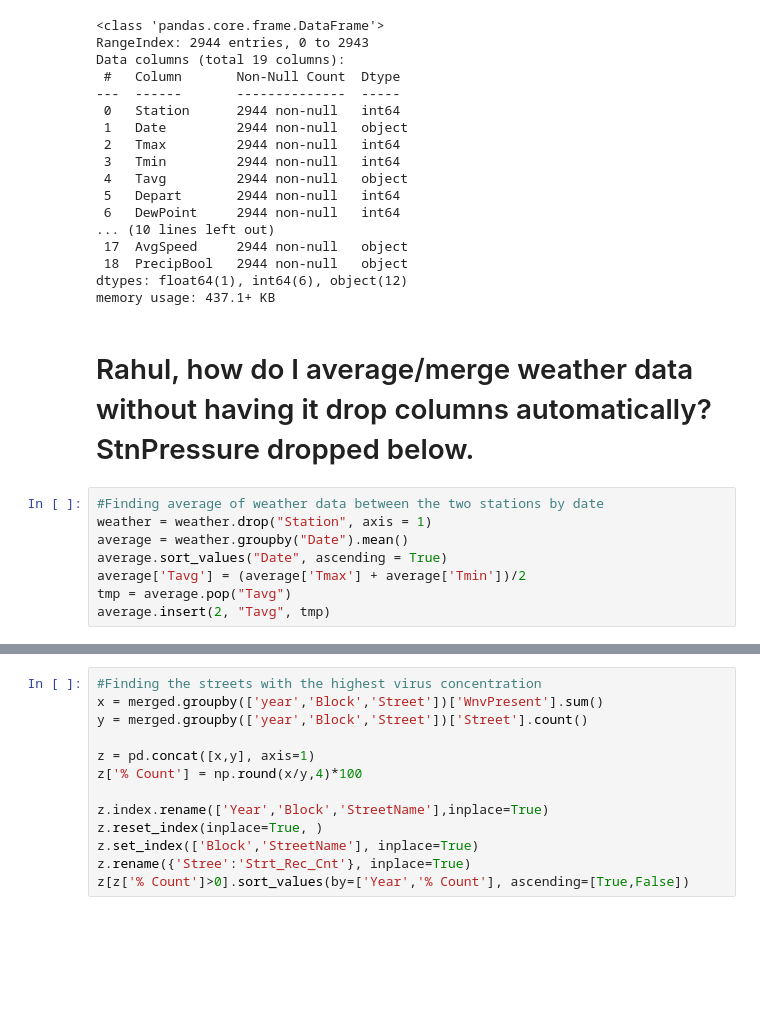
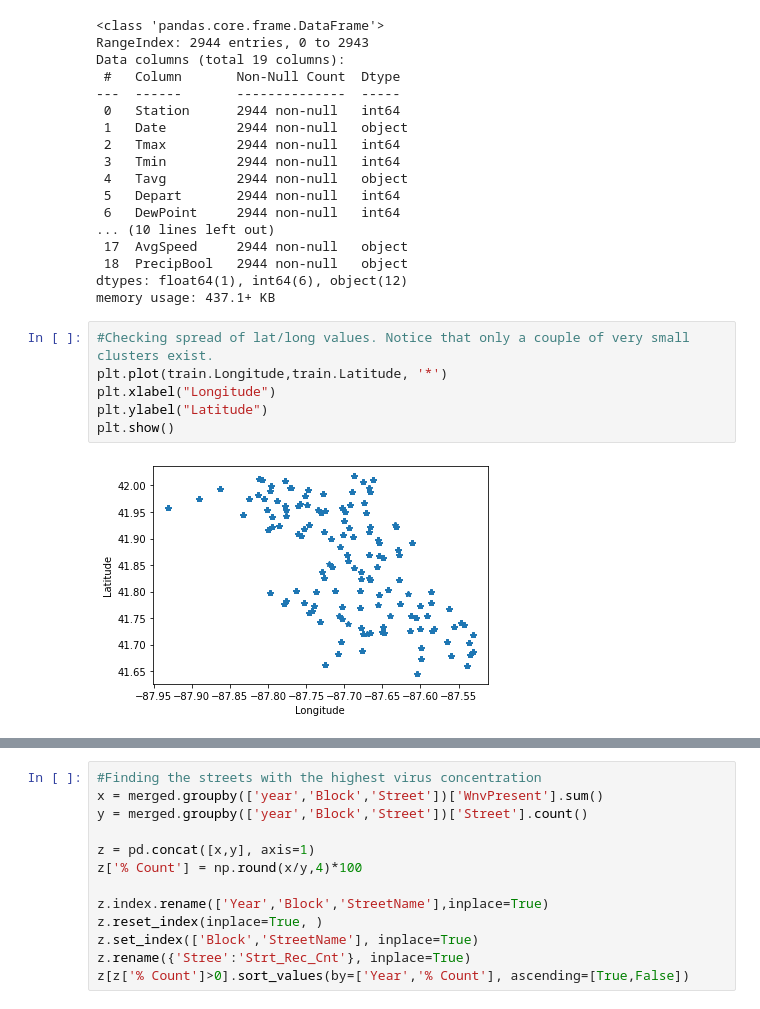
Before and after one commit to evanwmeeks/Springboard, a Jupyter notebook: Capstone 2/Capstone 2 - West Nile Virus Prediction.ipynb, the cells around one changed output, grey strips where cells are left out. Drawn from its saved outputs; the diff is of its cells as text; blank space fills up the shorter version.

```diff
--- a/Capstone 2/Capstone 2 - West Nile Virus Prediction.ipynb
+++ b/Capstone 2/Capstone 2 - West Nile Virus Prediction.ipynb
@@ -168,13 +173,11 @@ Data columns (total 19 columns):
  18  PrecipBool   2944 non-null   object
 dtypes: float64(1), int64(6), object(12)
 memory usage: 437.1+ KB
-# %% [markdown]
-# Rahul, how do I average/merge weather data without having it drop columns automatically? StnPressure dropped below.
-# %%
-#Finding average of weather data between the two stations by date
-weather = weather.drop("Station", axis = 1)
-average = weather.groupby("Date").mean()
-average.sort_values("Date", ascending = True)
-average['Tavg'] = (average['Tmax'] + average['Tmin'])/2
-tmp = average.pop("Tavg")
-average.insert(2, "Tavg", tmp)
+# %%
+#Checking spread of lat/long values. Notice that only a couple of very small clusters exist.
+plt.plot(train.Longitude,train.Latitude, '*')
+plt.xlabel("Longitude")
+plt.ylabel("Latitude")
+plt.show()
+# %% [output]
+[figure, added]
```
Also changed, not shown: parts of 47 cells of this notebook.
